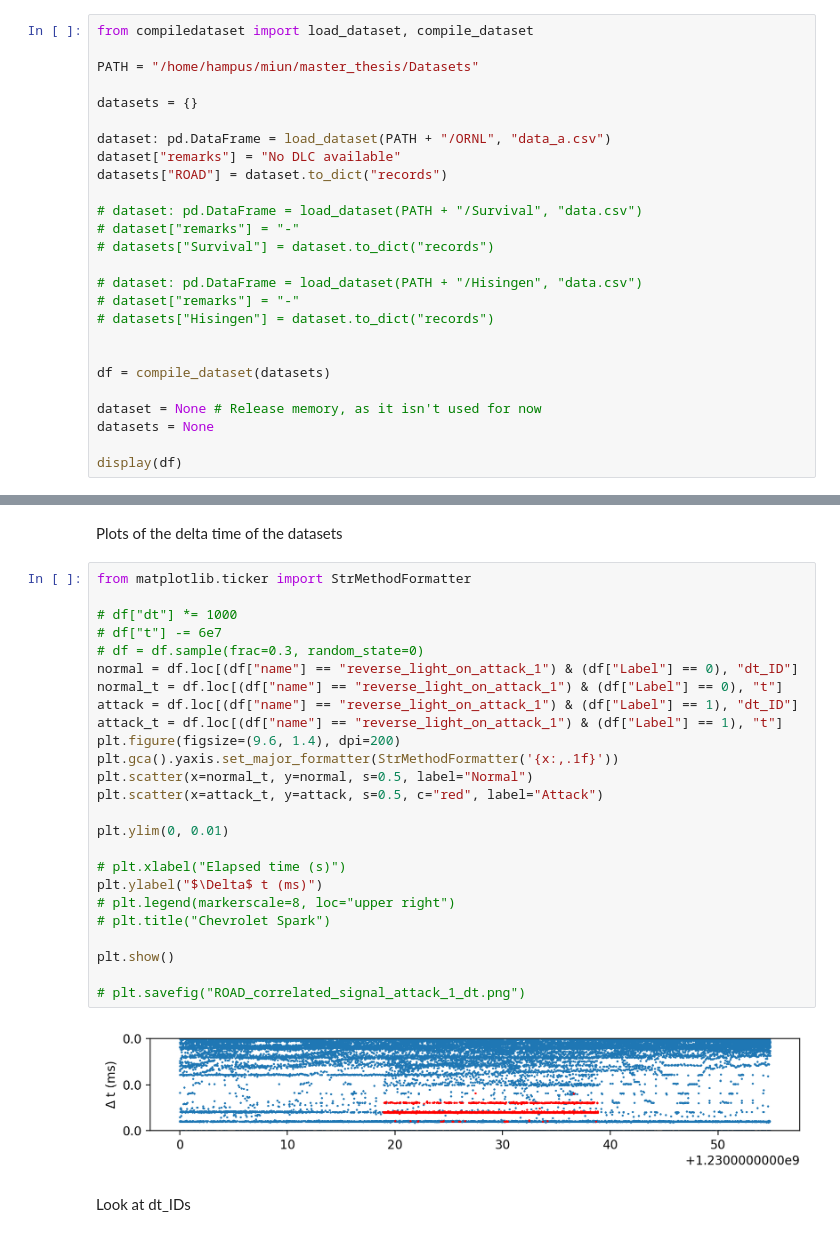
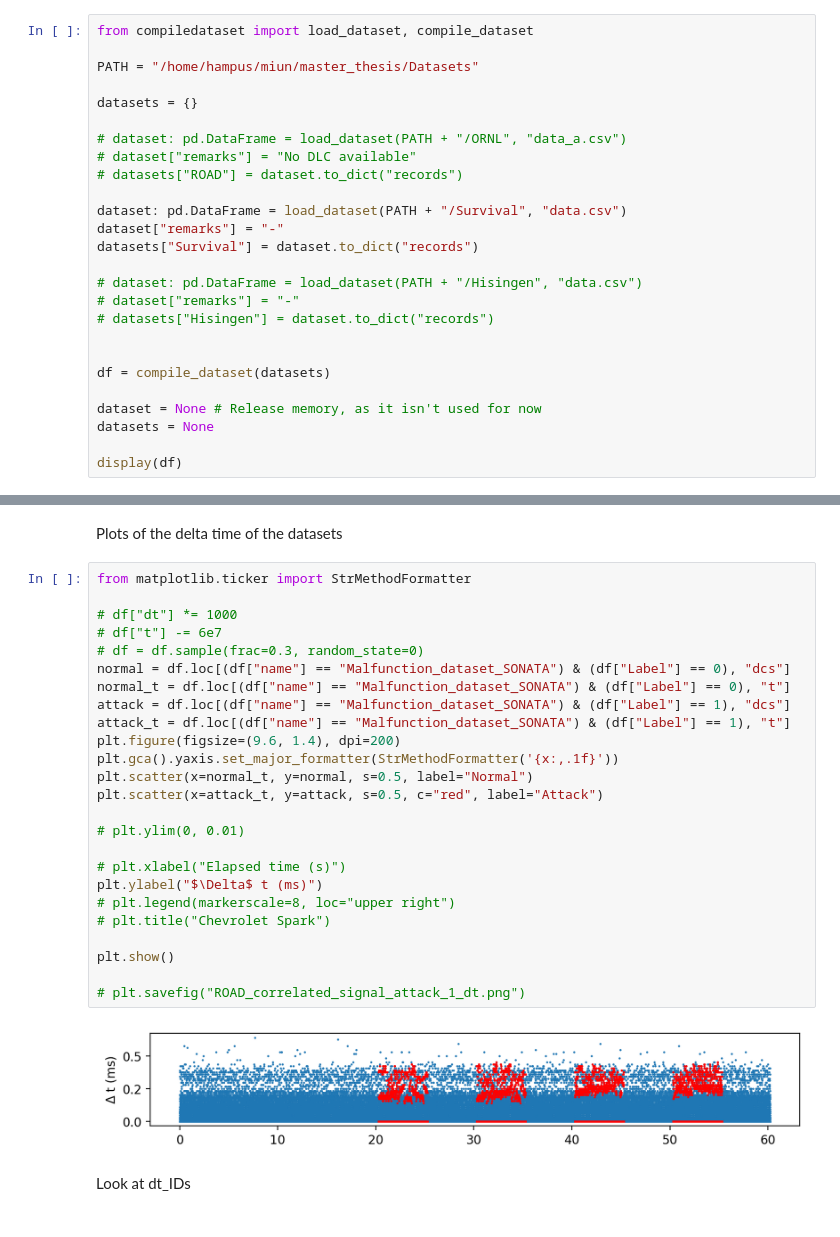
Before and after one commit to hampu5/ml-classify, a Jupyter notebook: ml_classify/main-notebook.ipynb, the cells around one changed output, grey strips where cells are left out. Cells and saved outputs as stored; diff of their text form.

Commit message:
Generated means and stdevs for different vehicles and features. Also checked plots for attacks with diff features.

```diff
--- a/ml_classify/main-notebook.ipynb
+++ b/ml_classify/main-notebook.ipynb
@@ -37,13 +39,13 @@ PATH = "/home/hampus/miun/master_thesis/Datasets"
 
 datasets = {}
 
-dataset: pd.DataFrame = load_dataset(PATH + "/ORNL", "data_a.csv")
-dataset["remarks"] = "No DLC available"
-datasets["ROAD"] = dataset.to_dict("records")
+# dataset: pd.DataFrame = load_dataset(PATH + "/ORNL", "data_a.csv")
+# dataset["remarks"] = "No DLC available"
+# datasets["ROAD"] = dataset.to_dict("records")
 
-# dataset: pd.DataFrame = load_dataset(PATH + "/Survival", "data.csv")
-# dataset["remarks"] = "-"
-# datasets["Survival"] = dataset.to_dict("records")
+dataset: pd.DataFrame = load_dataset(PATH + "/Survival", "data.csv")
+dataset["remarks"] = "-"
+datasets["Survival"] = dataset.to_dict("records")
 
 # dataset: pd.DataFrame = load_dataset(PATH + "/Hisingen", "data.csv")
 # dataset["remarks"] = "-"
@@ -75,30 +92,30 @@ Plots of the delta time of the datasets
 # %%
 from matplotlib.ticker import StrMethodFormatter
 
 # df["dt"] *= 1000
 # df["t"] -= 6e7
 # df = df.sample(frac=0.3, random_state=0)
-normal = df.loc[(df["name"] == "reverse_light_on_attack_1") & (df["Label"] == 0), "dt_ID"]
-normal_t = df.loc[(df["name"] == "reverse_light_on_attack_1") & (df["Label"] == 0), "t"]
-attack = df.loc[(df["name"] == "reverse_light_on_attack_1") & (df["Label"] == 1), "dt_ID"]
-attack_t = df.loc[(df["name"] == "reverse_light_on_attack_1") & (df["Label"] == 1), "t"]
+normal = df.loc[(df["name"] == "Malfunction_dataset_SONATA") & (df["Label"] == 0), "dcs"]
+normal_t = df.loc[(df["name"] == "Malfunction_dataset_SONATA") & (df["Label"] == 0), "t"]
+attack = df.loc[(df["name"] == "Malfunction_dataset_SONATA") & (df["Label"] == 1), "dcs"]
+attack_t = df.loc[(df["name"] == "Malfunction_dataset_SONATA") & (df["Label"] == 1), "t"]
 plt.figure(figsize=(9.6, 1.4), dpi=200)
 plt.gca().yaxis.set_major_formatter(StrMethodFormatter('{x:,.1f}'))
 plt.scatter(x=normal_t, y=normal, s=0.5, label="Normal")
 plt.scatter(x=attack_t, y=attack, s=0.5, c="red", label="Attack")
 
-plt.ylim(0, 0.01)
+# plt.ylim(0, 0.01)
 
 # plt.xlabel("Elapsed time (s)")
 plt.ylabel("$\Delta$ t (ms)")
 # plt.legend(markerscale=8, loc="upper right")
 # plt.title("Chevrolet Spark")
 
 plt.show()
 
 # plt.savefig("ROAD_correlated_signal_attack_1_dt.png")
 # %% [output]
-[figure, old version]
+[figure, new version]
 # %% [markdown]
 Look at dt_IDs
 # %%
```
Also changed, not shown: parts of 2 cells of this notebook, 1 other file.
